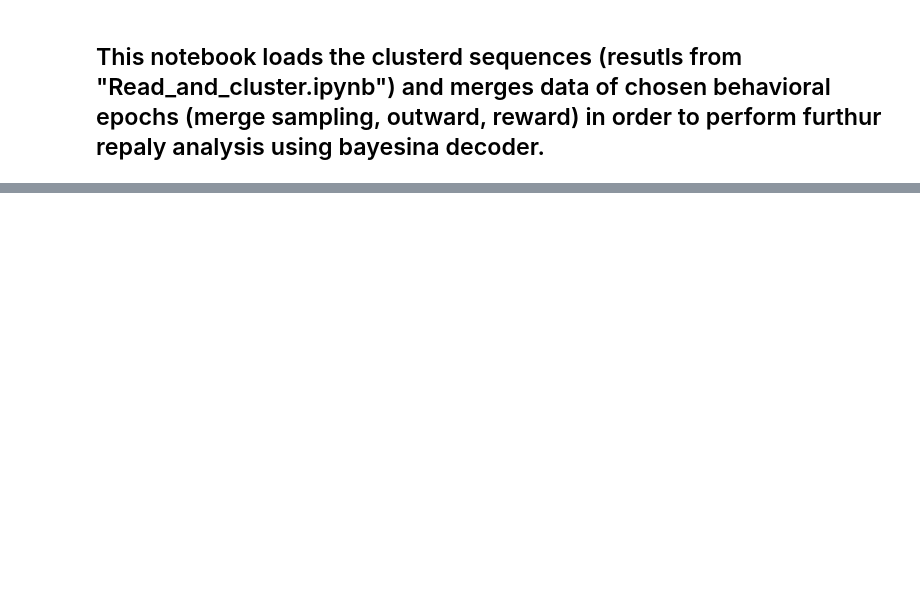
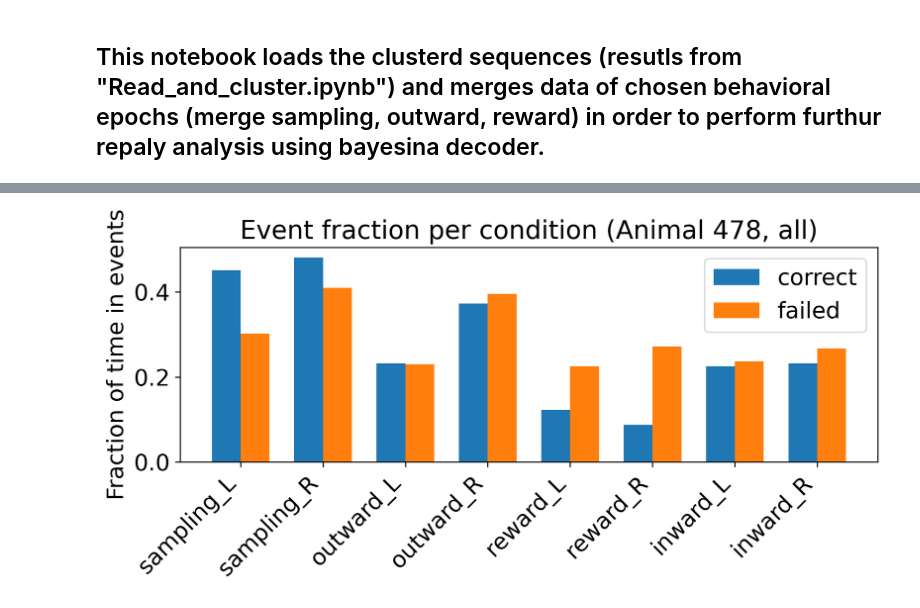
Before and after one commit to HamedShabani/PFC_sequence_analysis, a Jupyter notebook: Get_clustered_seq.ipynb, the cells around one changed output, grey strips where cells are left out. Saved outputs shown, nothing was run; the diff lists cells and outputs as text; code cells hidden in the pictures; blank space fills up the shorter version.

```diff
--- a/Get_clustered_seq.ipynb
+++ b/Get_clustered_seq.ipynb
@@ -168,0 +758,29 @@ for fol in ['478','481','483','485']:
+# %%
+import matplotlib.pyplot as plt
+
+animal_data = all_animals_data['478']    # replace with your dict
+phase_name  = 'all'
+
+conds   = list(cond_names.keys())
+fractions_correct = [animal_data[c][phase_name]['correct']['event_fraction']
+                     for c in conds]
+fractions_failed  = [animal_data[c][phase_name]['failed']['event_fraction']
+                     for c in conds]
+
+x = range(len(conds))
+width = 0.35
+
+fig, ax = plt.subplots(figsize=(8,4))
+ax.bar([xi - width/2 for xi in x], fractions_correct, width, label='correct')
+ax.bar([xi + width/2 for xi in x], fractions_failed,  width, label='failed')
+
+ax.set_xticks(x)
+ax.set_xticklabels(conds, rotation=45, ha='right')
+ax.set_ylabel('Fraction of time in events')
+ax.set_title(f'Event fraction per condition (Animal 478, {phase_name})')
+ax.legend()
+
+plt.tight_layout()
+plt.show()
+# %% [output]
+[figure, added]
```
Also changed, not shown: parts of 51 cells of this notebook, 8 other files.
